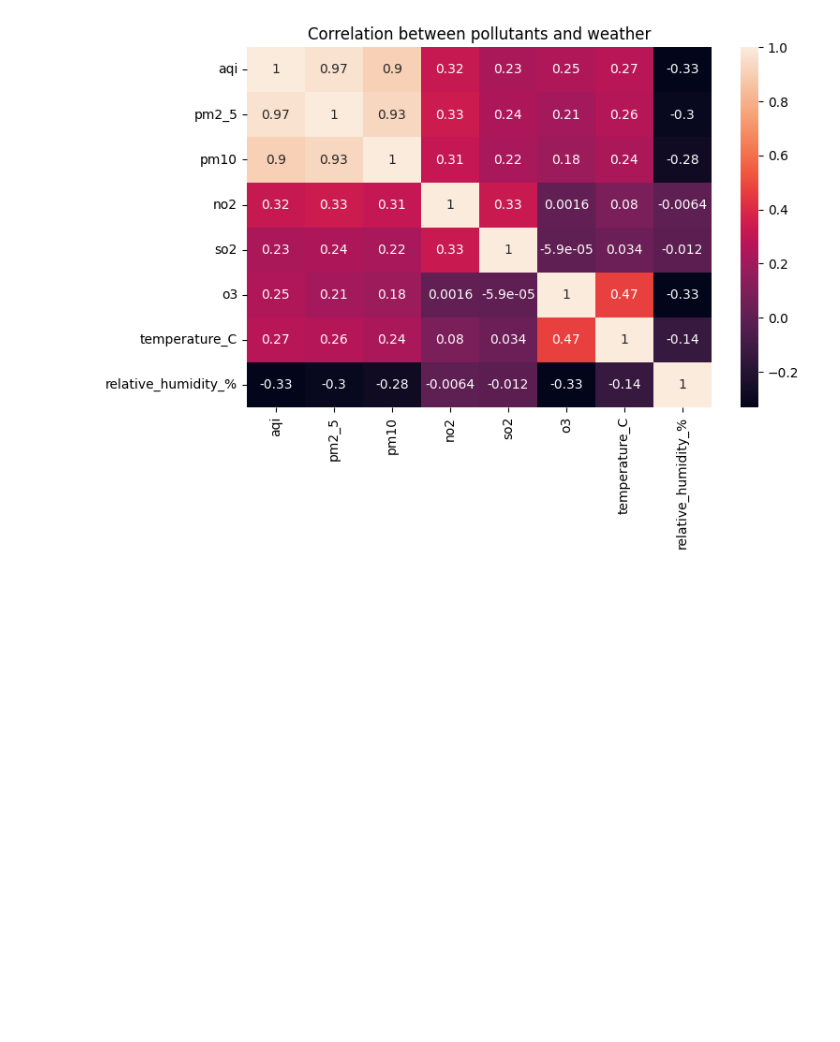
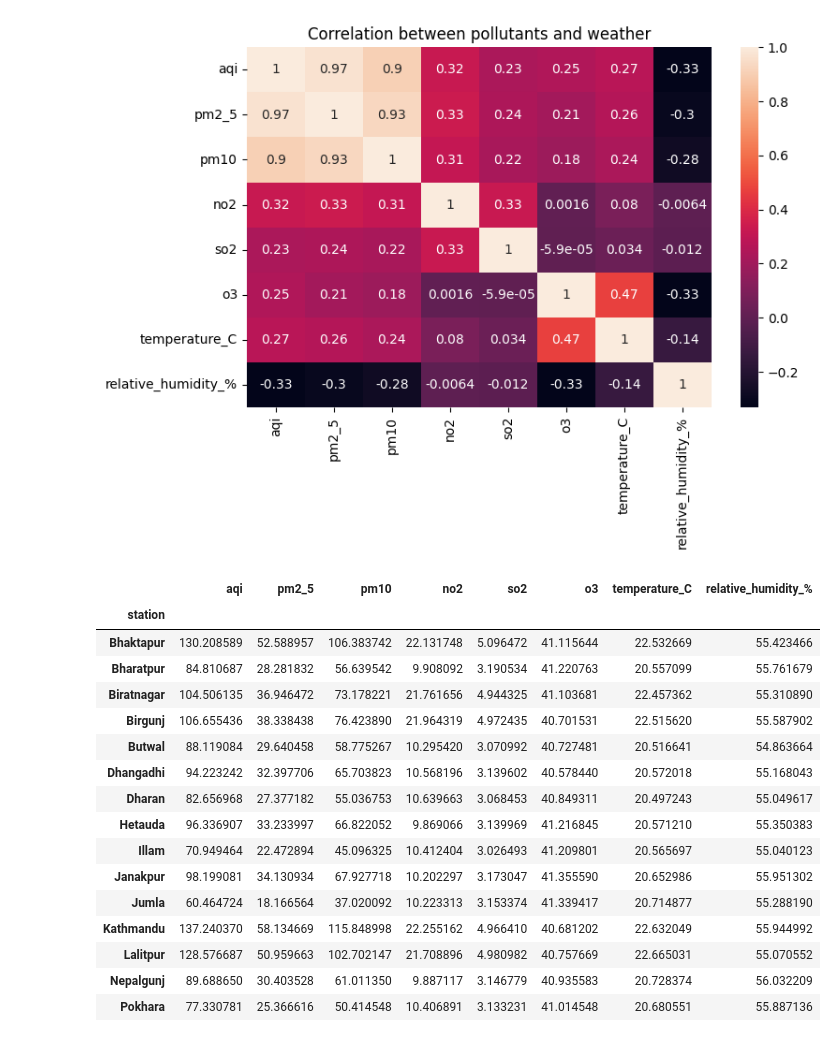
Before and after one commit to shawinCreates/Dhulo-Watch, a Jupyter notebook: notebooks/EDA.ipynb, the cells around one changed output. Cells and saved outputs as stored; diff of their text form; code cells hidden in the pictures; blank space fills up the shorter version.

```diff
--- a/notebooks/EDA.ipynb
+++ b/notebooks/EDA.ipynb
@@ -244,3 +245,24 @@ plt.title("Correlation between pollutants and weather")
 plt.show()
 # %% [output]
 [figure]
+# %%
+avg_pollution_station = dataset.groupby("station")[numeric_columns].mean()
+avg_pollution_station
+# %% [output]
+|  | aqi | pm2_5 | pm10 | no2 | so2 | o3 | temperature_C | relative_humidity_% |
+| station |  |  |  |  |  |  |  |  |
+| Bhaktapur | 130.208589 | 52.588957 | 106.383742 | 22.131748 | 5.096472 | 41.115644 | 22.532669 | 55.423466 |
+| Bharatpur | 84.810687 | 28.281832 | 56.639542 | 9.908092 | 3.190534 | 41.220763 | 20.557099 | 55.761679 |
+| Biratnagar | 104.506135 | 36.946472 | 73.178221 | 21.761656 | 4.944325 | 41.103681 | 22.457362 | 55.310890 |
+| Birgunj | 106.655436 | 38.338438 | 76.423890 | 21.964319 | 4.972435 | 40.701531 | 22.515620 | 55.587902 |
+| Butwal | 88.119084 | 29.640458 | 58.775267 | 10.295420 | 3.070992 | 40.727481 | 20.516641 | 54.863664 |
+| Dhangadhi | 94.223242 | 32.397706 | 65.703823 | 10.568196 | 3.139602 | 40.578440 | 20.572018 | 55.168043 |
+| Dharan | 82.656968 | 27.377182 | 55.036753 | 10.639663 | 3.068453 | 40.849311 | 20.497243 | 55.049617 |
+| Hetauda | 96.336907 | 33.233997 | 66.822052 | 9.869066 | 3.139969 | 41.216845 | 20.571210 | 55.350383 |
+| Illam | 70.949464 | 22.472894 | 45.096325 | 10.412404 | 3.026493 | 41.209801 | 20.565697 | 55.040123 |
+| Janakpur | 98.199081 | 34.130934 | 67.927718 | 10.202297 | 3.173047 | 41.355590 | 20.652986 | 55.951302 |
+| Jumla | 60.464724 | 18.166564 | 37.020092 | 10.223313 | 3.153374 | 41.339417 | 20.714877 | 55.288190 |
+| Kathmandu | 137.240370 | 58.134669 | 115.848998 | 22.255162 | 4.966410 | 40.681202 | 22.632049 | 55.944992 |
+| Lalitpur | 128.576687 | 50.959663 | 102.702147 | 21.708896 | 4.980982 | 40.757669 | 22.665031 | 55.070552 |
+| Nepalgunj | 89.688650 | 30.403528 | 61.011350 | 9.887117 | 3.146779 | 40.935583 | 20.728374 | 56.032209 |
+| Pokhara | 77.330781 | 25.366616 | 50.414548 | 10.406891 | 3.133231 | 41.014548 | 20.680551 | 55.887136 |
```
Also changed, not shown: parts of 10 cells of this notebook.
